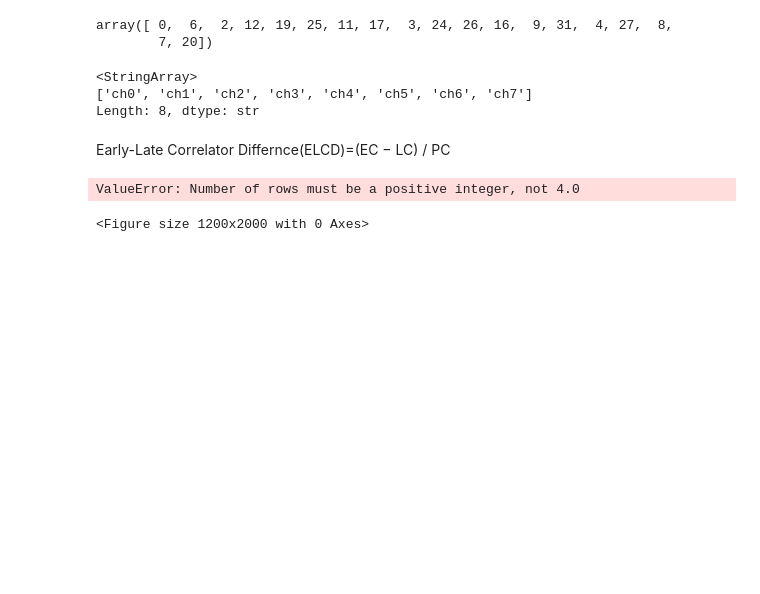
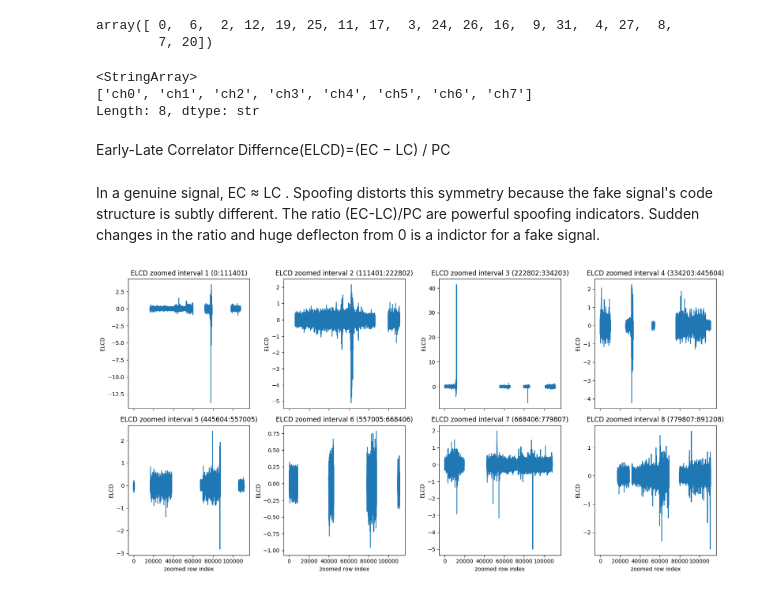
Before and after one commit to QyAkhil/gnss_spoofing_detection_system, a Jupyter notebook: notebooks/eda.ipynb, the cells around one changed output. Saved outputs shown, nothing was run; the diff lists cells and outputs as text; code cells hidden in the pictures; blank space fills up the shorter version.

```diff
--- a/notebooks/eda.ipynb
+++ b/notebooks/eda.ipynb
@@ -99,24 +98,24 @@ Length: 8, dtype: str
 Early-Late Correlator Differnce(ELCD)=(EC − LC) / PC
 # %%
 df['ELCD']=(df['EC']-df['LC'])/df['PC']
+# %% [markdown]
+In a genuine signal, EC ≈ LC . Spoofing distorts this symmetry because the fake signal's code structure is subtly different. The ratio (EC-LC)/PC are powerful spoofing indicators. Sudden changes in the ratio and huge deflecton from 0 is a indictor for a fake signal.
 # %%
 interval_count = 8
 interval_len = len(df) // interval_count
-zoom_len = min(1000, interval_len)
 fig, axs = plt.subplots(2, 4, figsize=(16, 8), sharex=True)
 axs = axs.flatten()
 
 for i in range(interval_count):
     start = i * interval_len
-    end = start + zoom_len
+    end = start + interval_len
     axs[i].plot(df['ELCD'].iloc[start:end].reset_index(drop=True))
     axs[i].set_title(f'ELCD zoomed interval {i + 1} ({start}:{end})')
     axs[i].set_ylabel('ELCD')
 
 for ax in axs[4:]:
     ax.set_xlabel('zoomed row index')
 
 plt.tight_layout()
 # %% [output]
-ValueError: Number of rows must be a positive integer, not 4.0
-<Figure size 1200x2000 with 0 Axes>
+[figure, added]
```
Also changed, not shown: parts of 11 cells of this notebook, 2 other files.
